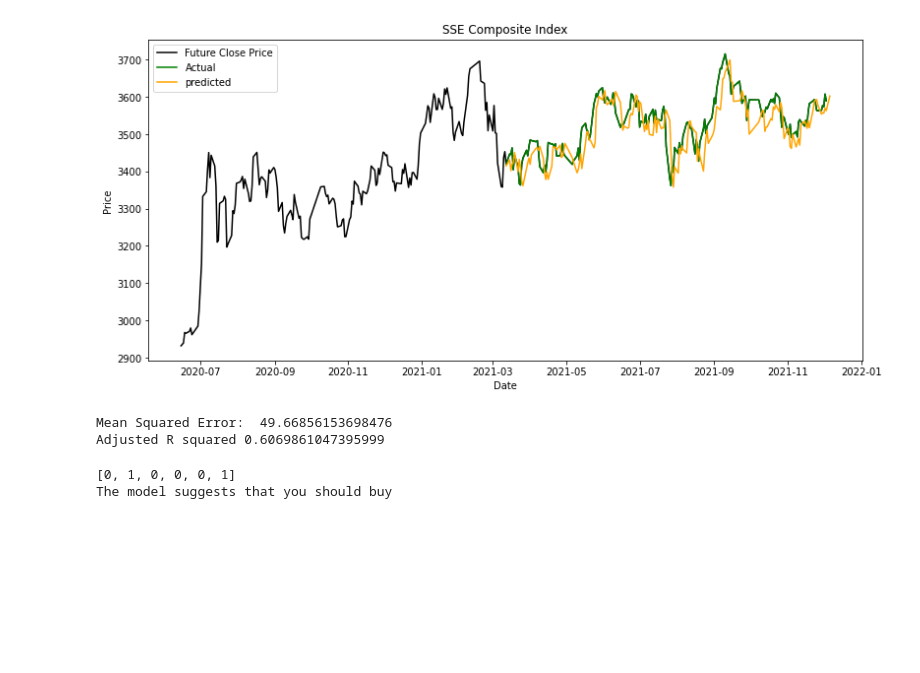
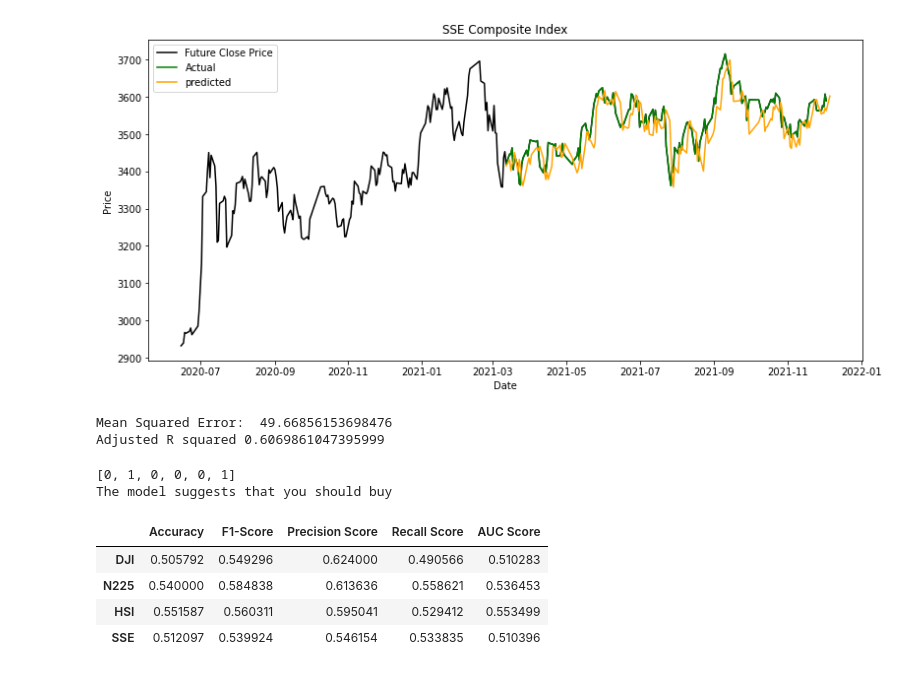
Before and after one commit to pro10150/stock-prediction, a Jupyter notebook: stock-prediction.ipynb, the cells around one changed output. Drawn from its saved outputs; the diff is of its cells as text; code cells hidden in the pictures; blank space fills up the shorter version.

Commit message:
result

```diff
--- a/stock-prediction.ipynb
+++ b/stock-prediction.ipynb
@@ -1015,6 +1026,11 @@ printEval(reg, gsEval)
 # %% [output]
 Mean Squared Error:  2689.563125128305
 Adjusted R squared 0.35210962688205927
+# %%
+list_dctEval.append(dctEval)
+list_forestEval.append(forestEval)
+list_logisticEval.append(logisticEval)
+list_xgbEval.append(xgbEval)
 # %%
 finalPredict(dji_target, dji_features,dji_refeatures, dctEval, forestEval, logisticEval, xgbEval, lrEval, prEval)
 # %% [output]
@@ -1457,6 +1473,11 @@ printEval(reg, gsEval)
 # %% [output]
 Mean Squared Error:  2322.342041663243
 Adjusted R squared -0.654779131463326
+# %%
+list_dctEval.append(dctEval)
+list_forestEval.append(forestEval)
+list_logisticEval.append(logisticEval)
+list_xgbEval.append(xgbEval)
 # %%
 finalPredict(dji_target, dji_features,dji_refeatures, dctEval, forestEval, logisticEval, xgbEval, lrEval, prEval)
 # %% [output]
@@ -1900,8 +1921,33 @@ printEval(reg, gsEval)
 # %% [output]
 Mean Squared Error:  49.66856153698476
 Adjusted R squared 0.6069861047395999
+# %%
+list_dctEval.append(dctEval)
+list_forestEval.append(forestEval)
+list_logisticEval.append(logisticEval)
+list_xgbEval.append(xgbEval)
 # %%
 finalPredict(dji_target, dji_features,dji_refeatures, dctEval, forestEval, logisticEval, xgbEval, lrEval, prEval)
 # %% [output]
 [0, 1, 0, 0, 0, 1]
 The model suggests that you should buy
+# %%
+def createResult(eval):
+    data = {
+        "Accuracy": [eval[0][0], eval[1][0], eval[2][0], eval[3][0]],
+        "F1-Score": [eval[0][2], eval[1][2], eval[2][2], eval[3][2]],
+        "Precision Score": [eval[0][3], eval[1][3], eval[2][3], eval[3][3]],
+        "Recall Score": [eval[0][4], eval[1][4], eval[2][4], eval[3][4]],
+        "AUC Score": [eval[0][5], eval[1][5], eval[2][5], eval[3][5]],
+    }
+    return data
+# %%
+stock_index = ['DJI', 'N225', 'HSI', 'SSE']
+dctResult = pd.DataFrame(createResult(list_dctEval), index=stock_index)
+dctResult
+# %% [output]
+|  | Accuracy | F1-Score | Precision Score | Recall Score | AUC Score |
+| DJI | 0.505792 | 0.549296 | 0.624000 | 0.490566 | 0.510283 |
+| N225 | 0.540000 | 0.584838 | 0.613636 | 0.558621 | 0.536453 |
+| HSI | 0.551587 | 0.560311 | 0.595041 | 0.529412 | 0.553499 |
+| SSE | 0.512097 | 0.539924 | 0.546154 | 0.533835 | 0.510396 |
```
Also changed, not shown: parts of 25 cells of this notebook.
